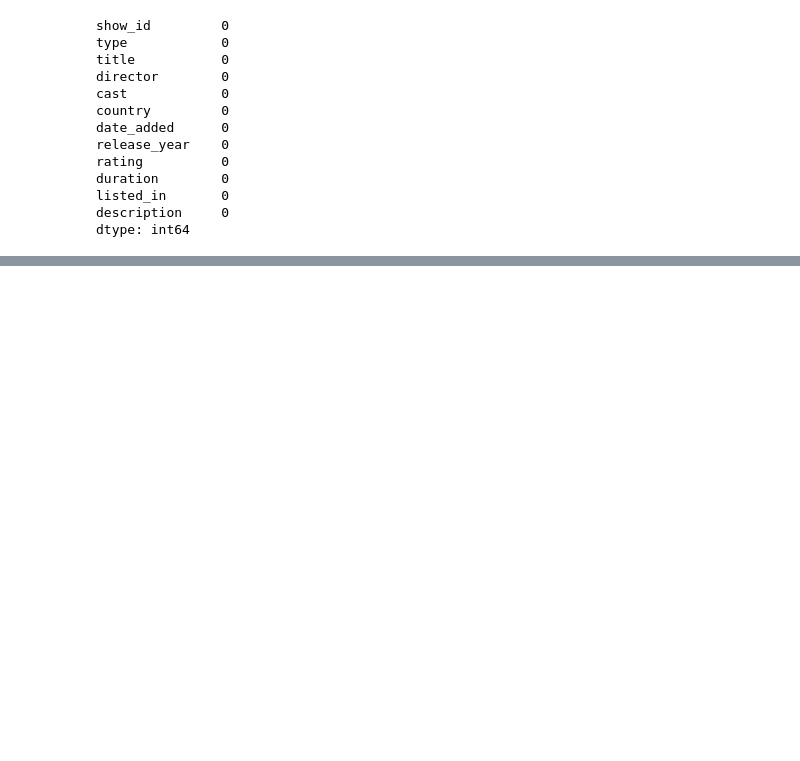
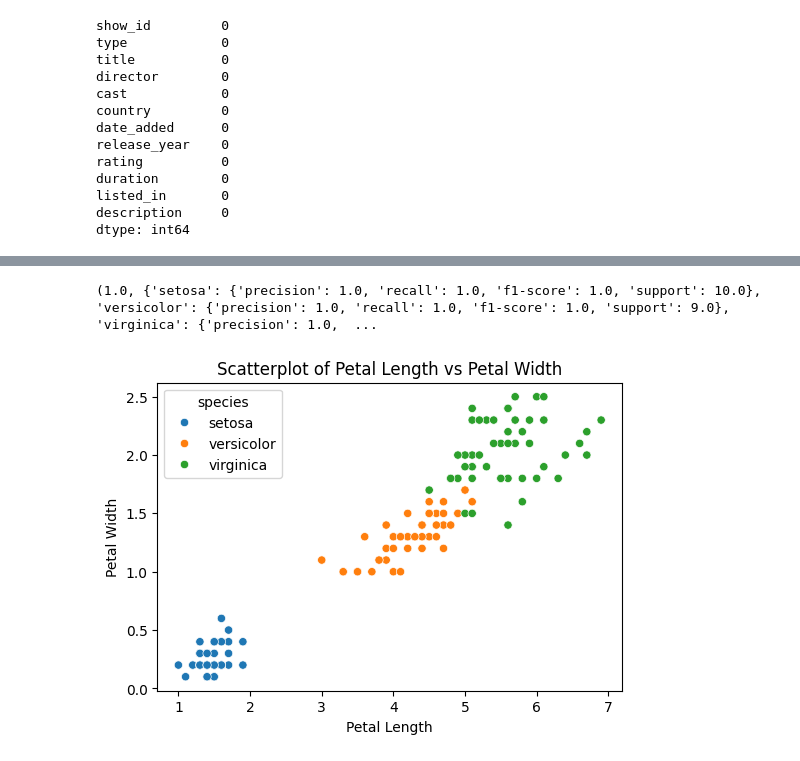
Before and after one commit to Aerospace-prog/Python-For-AI-Ml, a Jupyter notebook: Python_For_Ai_Ml.ipynb, the cells around one changed output, grey strips where cells are left out. Drawn from its saved outputs; the diff is of its cells as text; code cells hidden in the pictures; blank space fills up the shorter version.

```diff
--- a/Python_For_Ai_Ml.ipynb
+++ b/Python_For_Ai_Ml.ipynb
@@ -3829,0 +4011,28 @@ dtype: int64
+# %%
+# Load Dataset
+
+import pandas as pd
+import numpy as np
+import matplotlib.pyplot as plt
+import seaborn as sns
+from sklearn.datasets import load_iris
+from sklearn.model_selection import train_test_split
+from sklearn.tree import DecisionTreeClassifier
+from sklearn.metrics import accuracy_score , classification_report
+
+import warnings
+warnings.simplefilter(action='ignore', category=FutureWarning)
+
+
+# Load the dataset using sklearn.datasets.load_iris().
+# ● Convert it into a Pandas DataFrame with proper column names:
+# ○ sepal_length, sepal_width, petal_length, petal_width, species.
+
+def load_data():
+  data = load_iris()
+  df = pd.DataFrame(data.data , columns = ['sepal_length' , 'sepal_width' , 'petal_length' , 'petal_width'])
+  df['species'] = pd.Categorical.from_codes(data.target , data.target_names)
+  return df
+
+df = load_data()
+print(df.head())
@@ -3829,0 +4096,31 @@ dtype: int64
+# %%
+# Compute and return:
+# ● Accuracy score
+# ● Classification report (precision, recall, f1-score)
+
+def model_eval(mode , X_test , y_test):
+  preds = model.predict(X_test)
+  accuracy =  accuracy_score(y_test , preds)
+  report =  classification_report(y_test , preds , output_dict = True)
+  return accuracy , report
+
+print(model_eval(model , X_test , y_test))
+# %% [output]
+(1.0, {'setosa': {'precision': 1.0, 'recall': 1.0, 'f1-score': 1.0, 'support': 10.0}, 'versicolor': {'precision': 1.0, 'recall': 1.0, 'f1-score': 1.0, 'support': 9.0}, 'virginica': {'precision': 1.0,  ...
+# %%
+# Using Seaborn:
+# ● Plot a scatterplot of petal_length vs petal_width
+# ● Use hue='species' to color-code points
+# ● Add a title, x-label, and y-label
+
+def plot_scatter(df):
+  plt.figure(figsize = (6,4))
+  sns.scatterplot(data = df , x = 'petal_length' , y = 'petal_width' , hue = 'species')
+  plt.title('Scatterplot of Petal Length vs Petal Width')
+  plt.xlabel('Petal Length')
+  plt.ylabel('Petal Width')
+  plt.show()
+
+plot_scatter(df)
+# %% [output]
+[figure, added]
```
Also changed, not shown: parts of 11 cells of this notebook.
